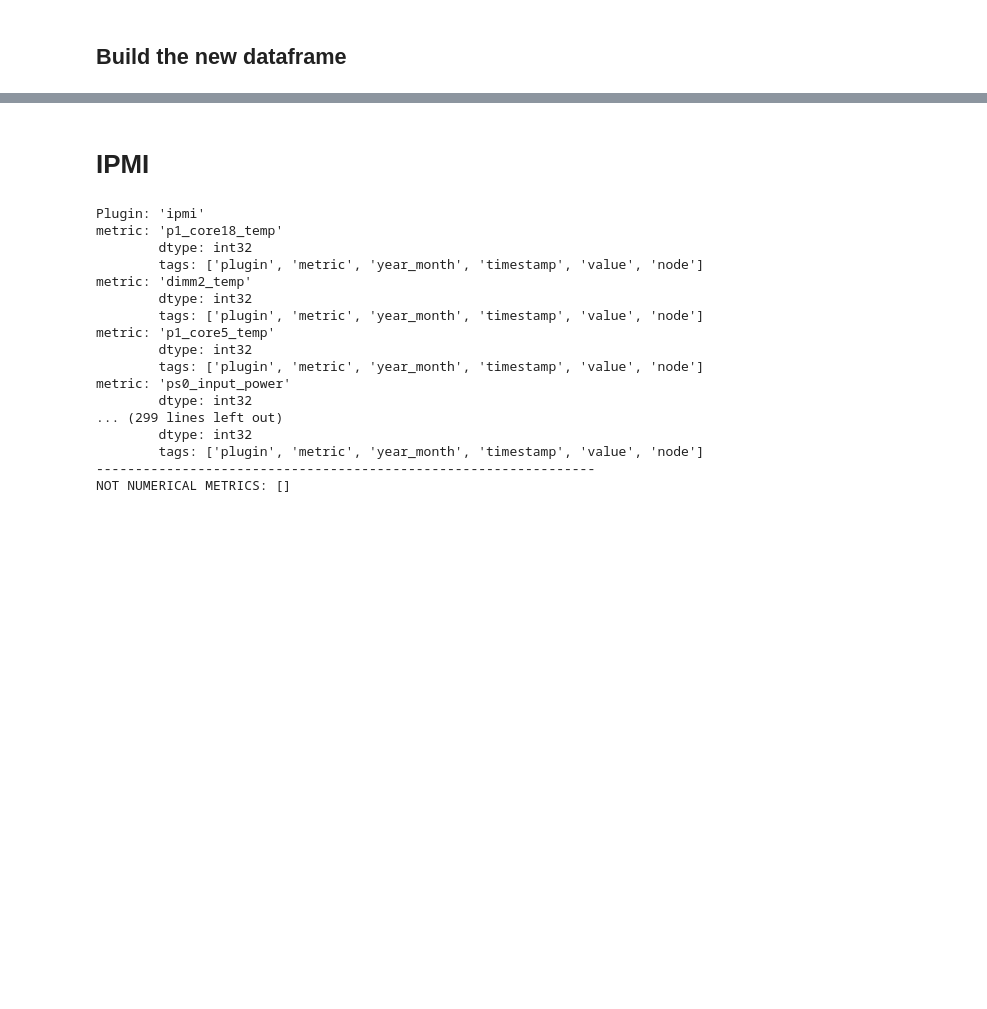
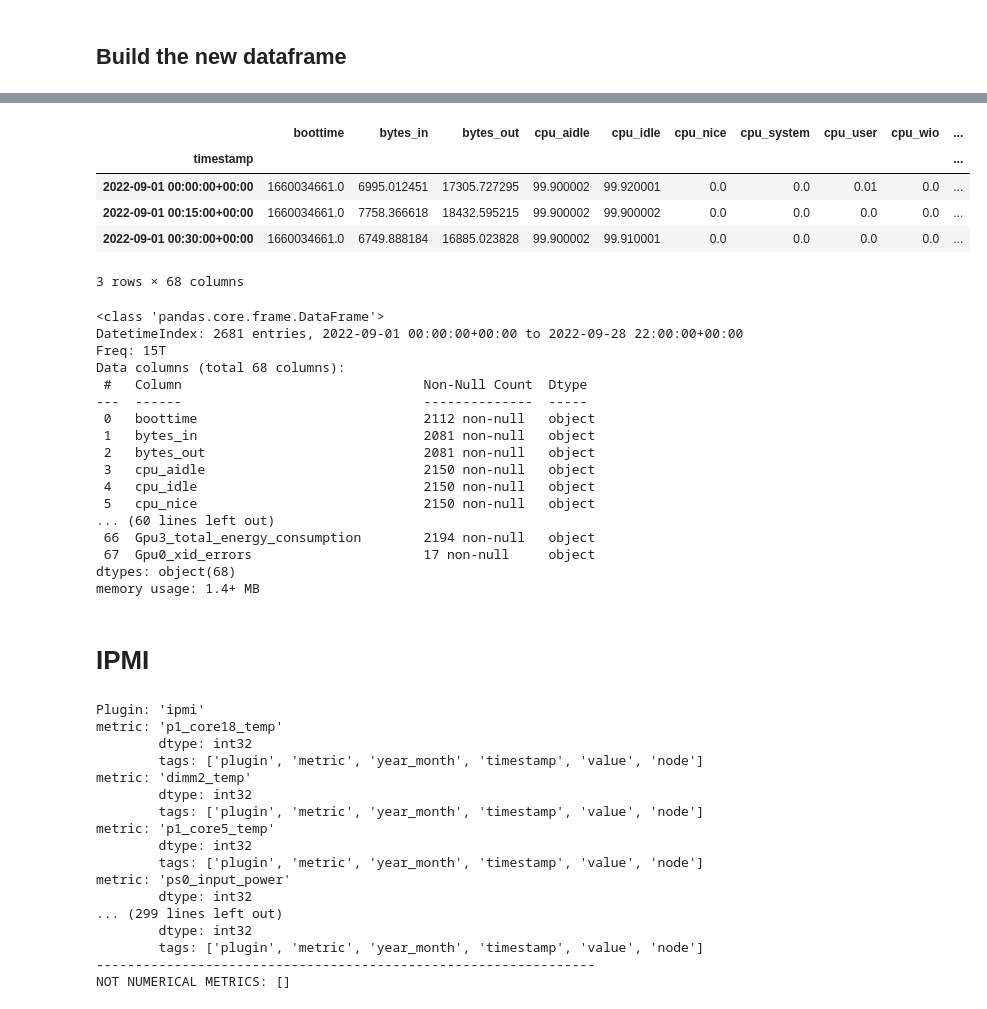
Before and after one commit to RiccardoEvangelisti/Anomaly-Detection, a Jupyter notebook: Data_Visualization.ipynb, the cells around one changed output, grey strips where cells are left out. Saved outputs shown, nothing was run; the diff lists cells and outputs as text; code cells hidden in the pictures; blank space fills up the shorter version.

```diff
--- a/Data_Visualization.ipynb
+++ b/Data_Visualization.ipynb
@@ -495,9 +509,3 @@ if DISPLAY_GRAPHS:
 [figure]
 # %% [markdown]
 ## Verifications
-# %%
-# Number of samples per metric
-print("Samples per metric")
-for metric in metrics:
-    df_temp = df_ganglia.loc[df_ganglia["metric"] == metric].reset_index()["timestamp"]
-    print("{} \t of which unique {}\t for metric '{}'".format(df_temp.shape[0], , metric))
@@ -505,0 +517,29 @@ SyntaxError: invalid syntax (1083808737.py, line 5)
+# %%
+# Number of samples per metric
+print(
+    f"Total samples of nagios plugin: {nagios_sample_number} with timedelta of {timedelta(minutes=NAGIOS_TIME_DELTA_MINS)}\n"
+)
+print("Total samples per metric:")
+list_temp = []
+for metric in metrics:
+    df_temp = df_ganglia.loc[df_ganglia["metric"] == metric].reset_index()
+
+    df_temp["timedelta"] = df_temp["timestamp"].diff().dt.total_seconds()
+
+    list_temp.append(
+        [
+            df_temp["timestamp"].shape[0],
+            len(df_temp["value"].unique()),
+            metric,
+            str(timedelta(seconds=df_temp["timedelta"].mean())),
+            str(timedelta(seconds=df_temp["timedelta"].median())),
+            str(timedelta(seconds=df_temp["timedelta"].max())),
+            [df_temp["timestamp"].min(), df_temp["timestamp"].max()],
+        ]
+    )
+list_temp.sort(reverse=True)
+
+for n, u, m, mean, median, mode, ts in list_temp:
+    print(
+        f"{n} \t of which unique {u}\t for metric '{m}'\n\t\t with timedelta | MEAN: {mean} | MEDIAN: {median} | MAX: {mode} |\n\t\t from {ts[0]} to {ts[1]}\n"
+    )
@@ -517,5 +575,4 @@ for metric in metrics:
     else:
         df_ganglia_rebuild = pd.merge(df_ganglia_rebuild, df_temp, on=["timestamp"], how="outer")
 
-display(df_ganglia_rebuild.head(3))
-df_ganglia_rebuild.info()
+df_ganglia_rebuild = df_ganglia_rebuild.sort_values(by="timestamp").reset_index(drop=True)
@@ -544,0 +579,30 @@ memory usage: 137.6+ MB
+# %%
+# Aggregation timestamps according to nagios timedelta
+df_ganglia_rebuild = df_ganglia_rebuild.set_index("timestamp").resample(f"{NAGIOS_TIME_DELTA_MINS}min").mean()
+
+display(df_ganglia_rebuild.head(3))
+df_ganglia_rebuild.info()
+# %% [output]
+|  | boottime | bytes_in | bytes_out | cpu_aidle | cpu_idle | cpu_nice | cpu_system | cpu_user | cpu_wio | ... |
+| timestamp |  |  |  |  |  |  |  |  |  | ... |
+| 2022-09-01 00:00:00+00:00 | 1660034661.0 | 6995.012451 | 17305.727295 | 99.900002 | 99.920001 | 0.0 | 0.0 | 0.01 | 0.0 | ... |
+| 2022-09-01 00:15:00+00:00 | 1660034661.0 | 7758.366618 | 18432.595215 | 99.900002 | 99.900002 | 0.0 | 0.0 | 0.0 | 0.0 | ... |
+| 2022-09-01 00:30:00+00:00 | 1660034661.0 | 6749.888184 | 16885.023828 | 99.900002 | 99.910001 | 0.0 | 0.0 | 0.0 | 0.0 | ... |
+3 rows × 68 columns
+<class 'pandas.core.frame.DataFrame'>
+DatetimeIndex: 2681 entries, 2022-09-01 00:00:00+00:00 to 2022-09-28 22:00:00+00:00
+Freq: 15T
+Data columns (total 68 columns):
+ #   Column                               Non-Null Count  Dtype
+---  ------                               --------------  -----
+ 0   boottime                             2112 non-null   object
+ 1   bytes_in                             2081 non-null   object
+ 2   bytes_out                            2081 non-null   object
+ 3   cpu_aidle                            2150 non-null   object
+ 4   cpu_idle                             2150 non-null   object
+ 5   cpu_nice                             2150 non-null   object
+... (60 lines left out)
+ 66  Gpu3_total_energy_consumption        2194 non-null   object
+ 67  Gpu0_xid_errors                      17 non-null     object
+dtypes: object(68)
+memory usage: 1.4+ MB
```
Also changed, not shown: parts of 15 cells of this notebook.
